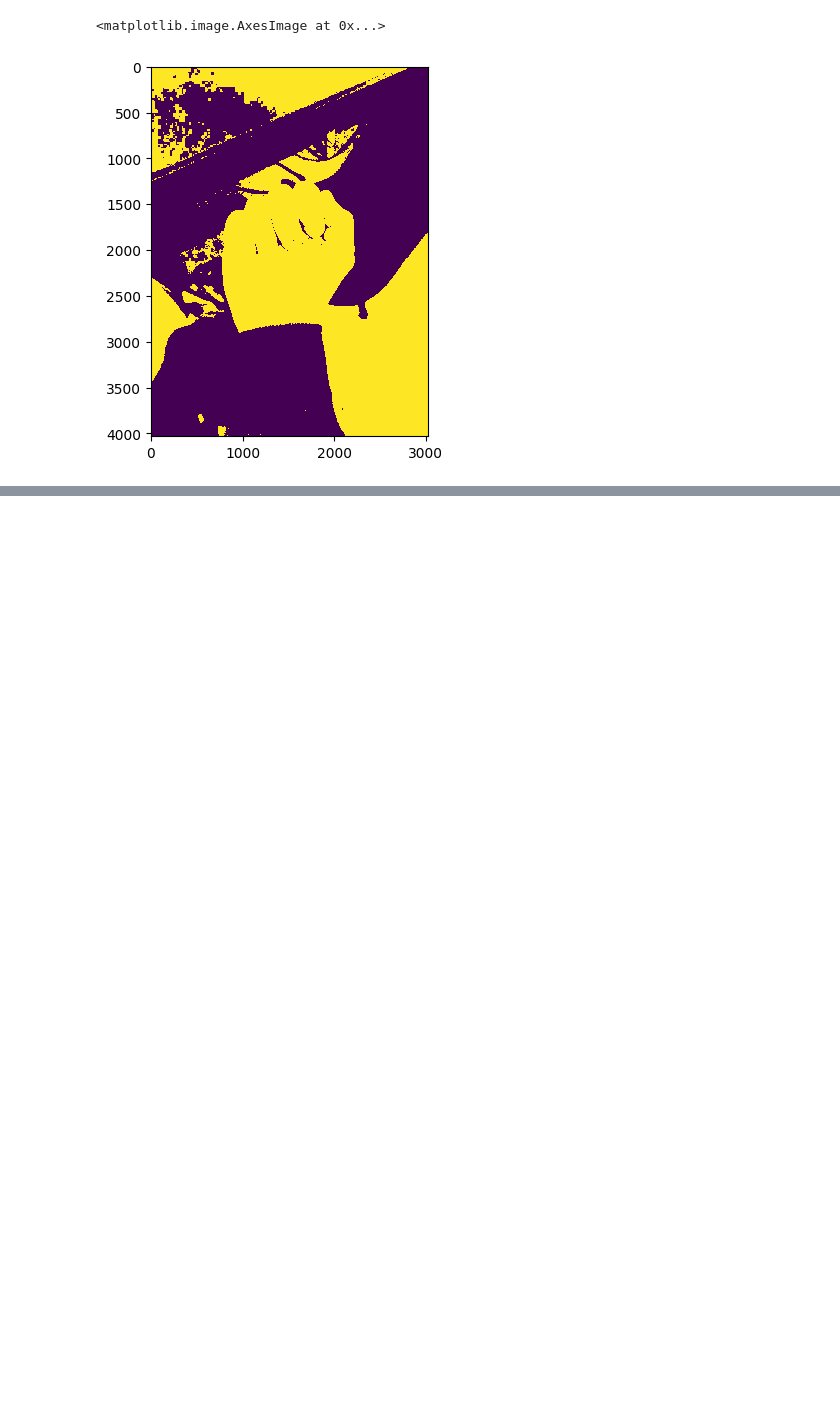
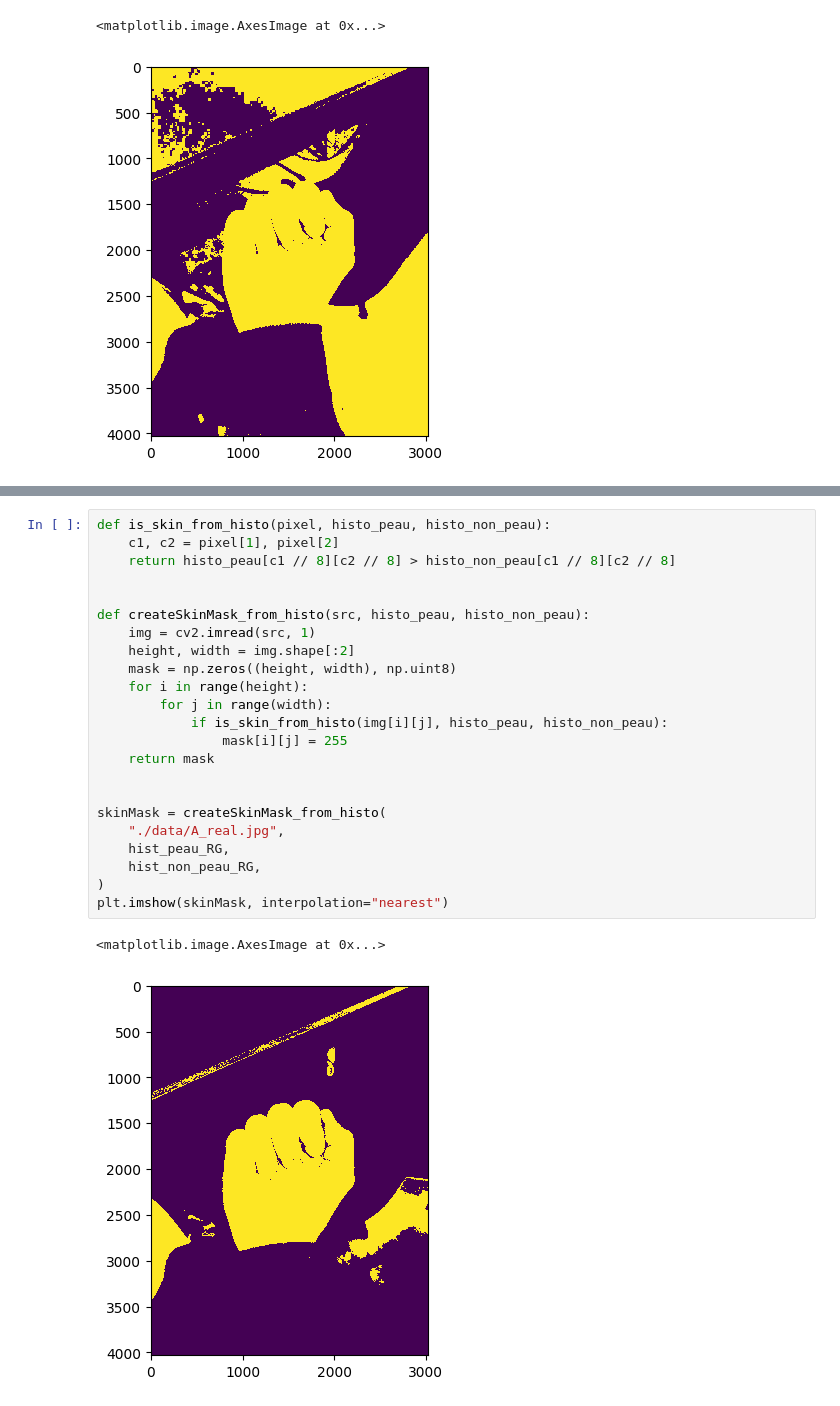
Before and after one commit to MatthiasPicard/projet-vision-cs, a Jupyter notebook: test_skin_filter.ipynb, the cells around one changed output, grey strips where cells are left out. Cells and saved outputs as stored; diff of their text form; blank space fills up the shorter version.

```diff
--- a/test_skin_filter.ipynb
+++ b/test_skin_filter.ipynb
@@ -155,0 +164,26 @@ AssertionError:
+# %%
+def is_skin_from_histo(pixel, histo_peau, histo_non_peau):
+    c1, c2 = pixel[1], pixel[2]
+    return histo_peau[c1 // 8][c2 // 8] > histo_non_peau[c1 // 8][c2 // 8]
+
+
+def createSkinMask_from_histo(src, histo_peau, histo_non_peau):
+    img = cv2.imread(src, 1)
+    height, width = img.shape[:2]
+    mask = np.zeros((height, width), np.uint8)
+    for i in range(height):
+        for j in range(width):
+            if is_skin_from_histo(img[i][j], histo_peau, histo_non_peau):
+                mask[i][j] = 255
+    return mask
+
+
+skinMask = createSkinMask_from_histo(
+    "./data/A_real.jpg",
+    hist_peau_RG,
+    hist_non_peau_RG,
+)
+plt.imshow(skinMask, interpolation="nearest")
+# %% [output]
+<matplotlib.image.AxesImage at 0x...>
+[figure, added]
```
Also changed, not shown: parts of 3 cells of this notebook.
